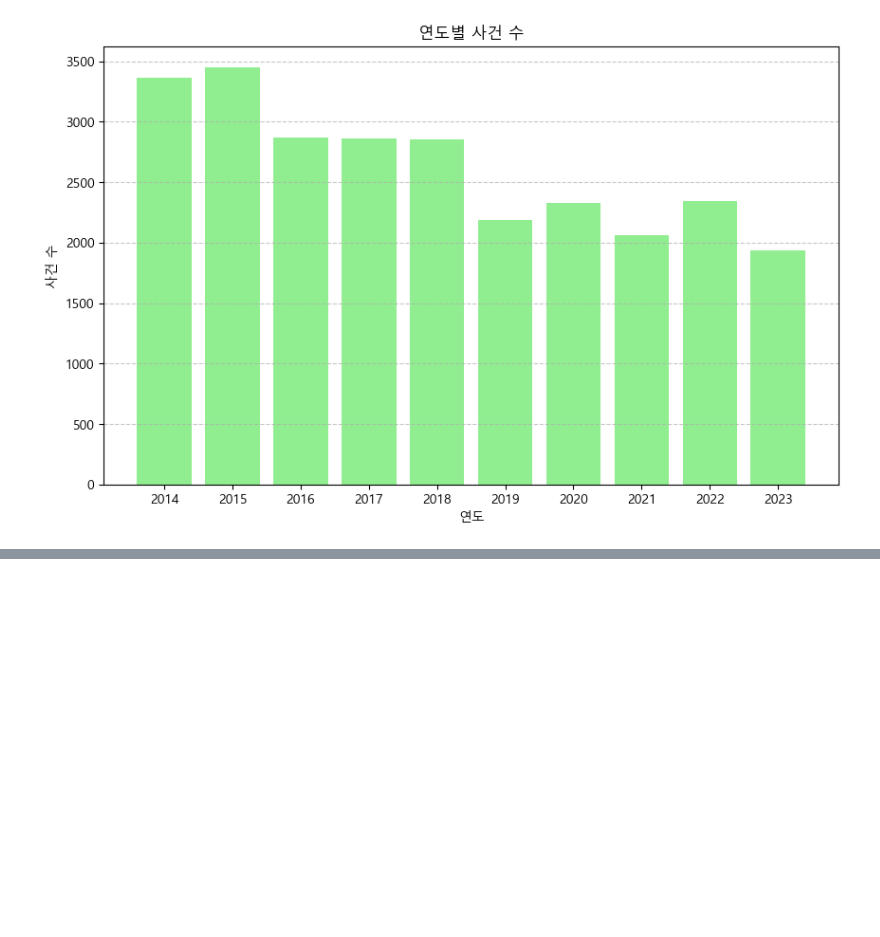
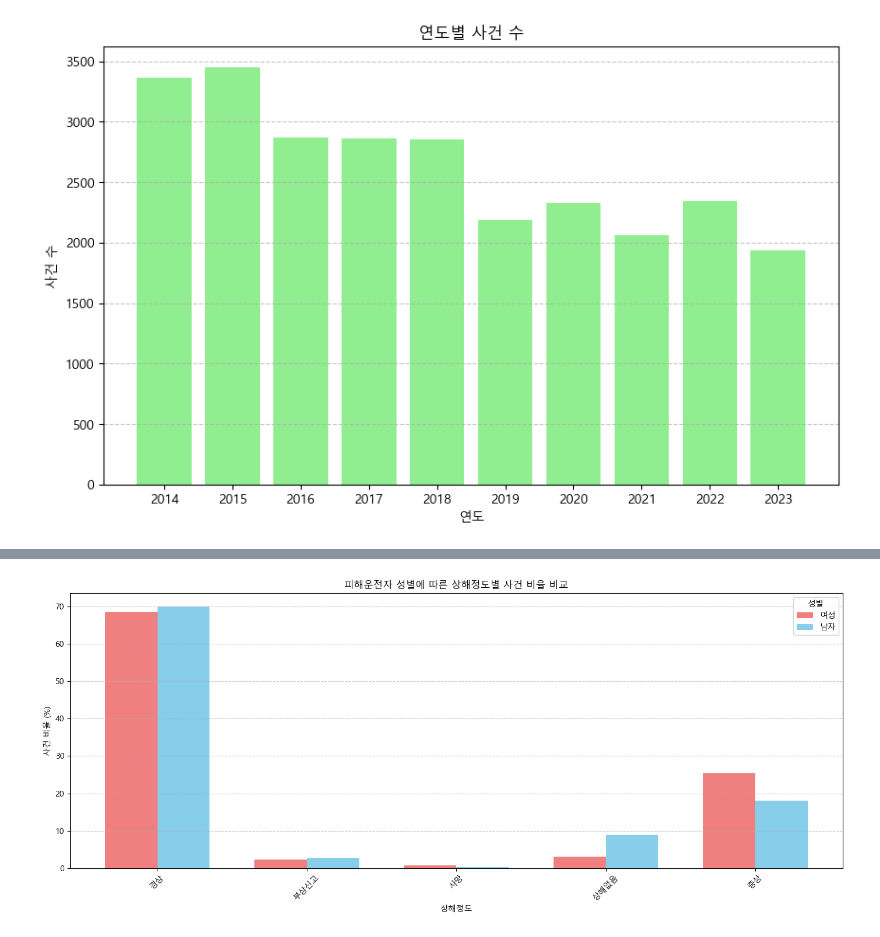
Before and after one commit to Youngjun-Taia/hangover, a Jupyter notebook: jiwoo_eda2.ipynb, the cells around one changed output, grey strips where cells are left out. Saved outputs shown, nothing was run; the diff lists cells and outputs as text; code cells hidden in the pictures; blank space fills up the shorter version.

```diff
--- a/jiwoo_eda2.ipynb
+++ b/jiwoo_eda2.ipynb
@@ -148,0 +237,52 @@ plt.show()
+# %%
+import matplotlib.pyplot as plt
+import numpy as np
+
+# 피해자가 '여자'일 때의 상해정도
+여성_피해자 = data[data['피해운전자 성별'] == '여']
+상해정도_별_사건수_여성 = 여성_피해자['피해운전자 상해정도'].value_counts()
+
+# 피해자가 '남자'일 때의 상해정도
+남자_피해자 = data[data['피해운전자 성별'] == '남']
+상해정도_별_사건수_남자 = 남자_피해자['피해운전자 상해정도'].value_counts()
+
+# '기타불명' 제외
+상해정도_별_사건수_여성 = 상해정도_별_사건수_여성.drop('기타불명', errors='ignore')
+상해정도_별_사건수_남자 = 상해정도_별_사건수_남자.drop('기타불명', errors='ignore')
+
+# 전체 사건 수
+total_여성 = 상해정도_별_사건수_여성.sum()
+total_남자 = 상해정도_별_사건수_남자.sum()
+
+# 비율로 변환 (백분율)
+비율_여성 = (상해정도_별_사건수_여성 / total_여성) * 100
+비율_남자 = (상해정도_별_사건수_남자 / total_남자) * 100
+
+# 상해 정도 카테고리 정렬
+categories = sorted(set(비율_여성.index).union(set(비율_남자.index)))
+
+# 비율_여성과 비율_남자에 카테고리 추가
+비율_여성 = 비율_여성.reindex(categories, fill_value=0)
+비율_남자 = 비율_남자.reindex(categories, fill_value=0)
+
+x = np.arange(len(categories))  # X 위치
+width = 0.35  # 막대 너비
+
+plt.figure(figsize=(14, 6))
+
+# 이중 막대그래프 그리기
+plt.bar(x - width/2, 비율_여성, width, label='여성', color='lightcoral')
+plt.bar(x + width/2, 비율_남자, width, label='남자', color='skyblue')
+
+# 그래프 설정
+plt.xlabel('상해정도')
+plt.ylabel('사건 비율 (%)')
+plt.title('피해운전자 성별에 따른 상해정도별 사건 비율 비교')
+plt.xticks(x, categories, rotation=45)  # X축 레이블 설정
+plt.legend(title='성별')
+plt.grid(True, axis='y', linestyle='--', alpha=0.7)
+
+plt.tight_layout()
+plt.show()
+# %% [output]
+[figure, added]
```
Also changed, not shown: parts of 5 cells of this notebook, 1 other file.
